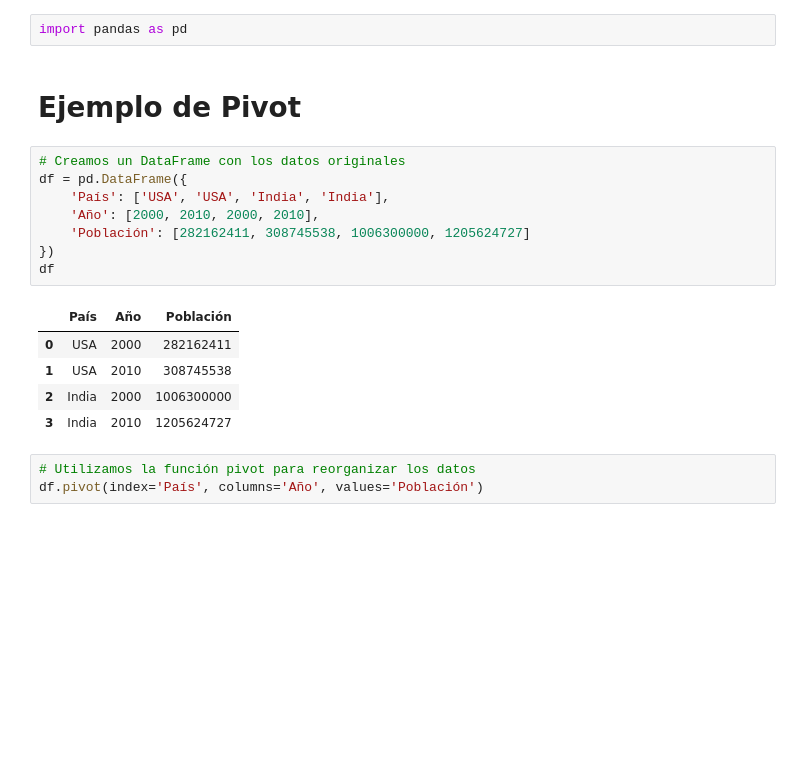
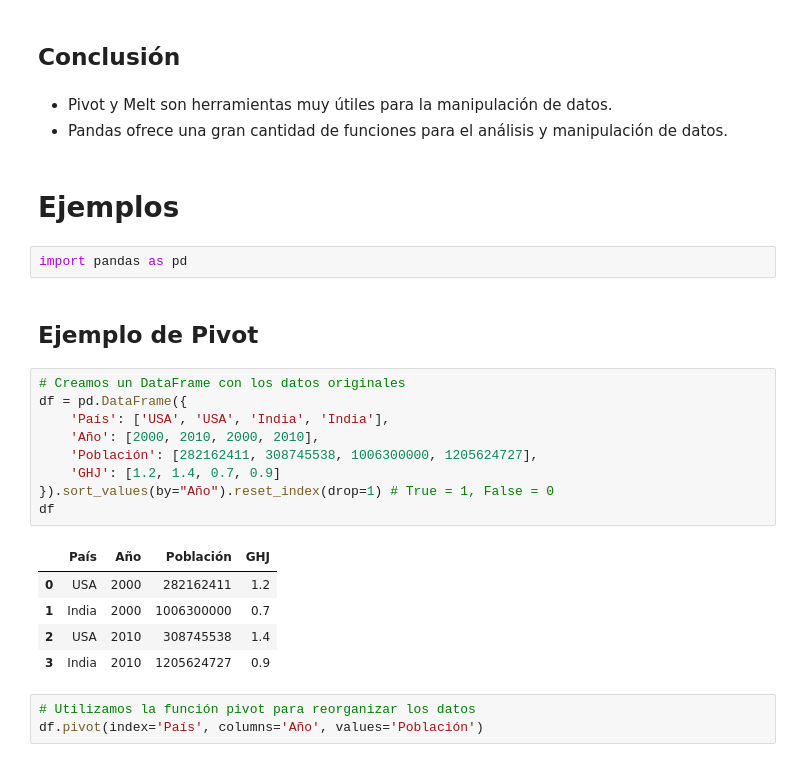
Before and after one commit to 1u1s4/INE_curso_pandas, a Jupyter notebook: clase_12.ipynb, the cells around one changed output. Cells and saved outputs as stored; diff of their text form; blank space fills up the shorter version.

```diff
--- a/clase_12.ipynb
+++ b/clase_12.ipynb
@@ -1,21 +35,29 @@
+# %% [markdown]
+## Conclusión
+# %% [markdown]
+- Pivot y Melt son herramientas muy útiles para la manipulación de datos.
+- Pandas ofrece una gran cantidad de funciones para el análisis y manipulación de datos.
+# %% [markdown]
+# Ejemplos
 # %%
 import pandas as pd
 # %% [markdown]
-# Ejemplo de Pivot
+## Ejemplo de Pivot
 # %%
 # Creamos un DataFrame con los datos originales
 df = pd.DataFrame({
     'País': ['USA', 'USA', 'India', 'India'],
     'Año': [2000, 2010, 2000, 2010],
-    'Población': [282162411, 308745538, 1006300000, 1205624727]
-})
+    'Población': [282162411, 308745538, 1006300000, 1205624727],
+    'GHJ': [1.2, 1.4, 0.7, 0.9]
+}).sort_values(by="Año").reset_index(drop=1) # True = 1, False = 0
 df
 # %% [output]
-|  | País | Año | Población |
-| 0 | USA | 2000 | 282162411 |
-| 1 | USA | 2010 | 308745538 |
-| 2 | India | 2000 | 1006300000 |
-| 3 | India | 2010 | 1205624727 |
+|  | País | Año | Población | GHJ |
+| 0 | USA | 2000 | 282162411 | 1.2 |
+| 1 | India | 2000 | 1006300000 | 0.7 |
+| 2 | USA | 2010 | 308745538 | 1.4 |
+| 3 | India | 2010 | 1205624727 | 0.9 |
 # %%
 # Utilizamos la función pivot para reorganizar los datos
 df.pivot(index='País', columns='Año', values='Población')
```
Also changed, not shown: parts of 22 cells of this notebook.
